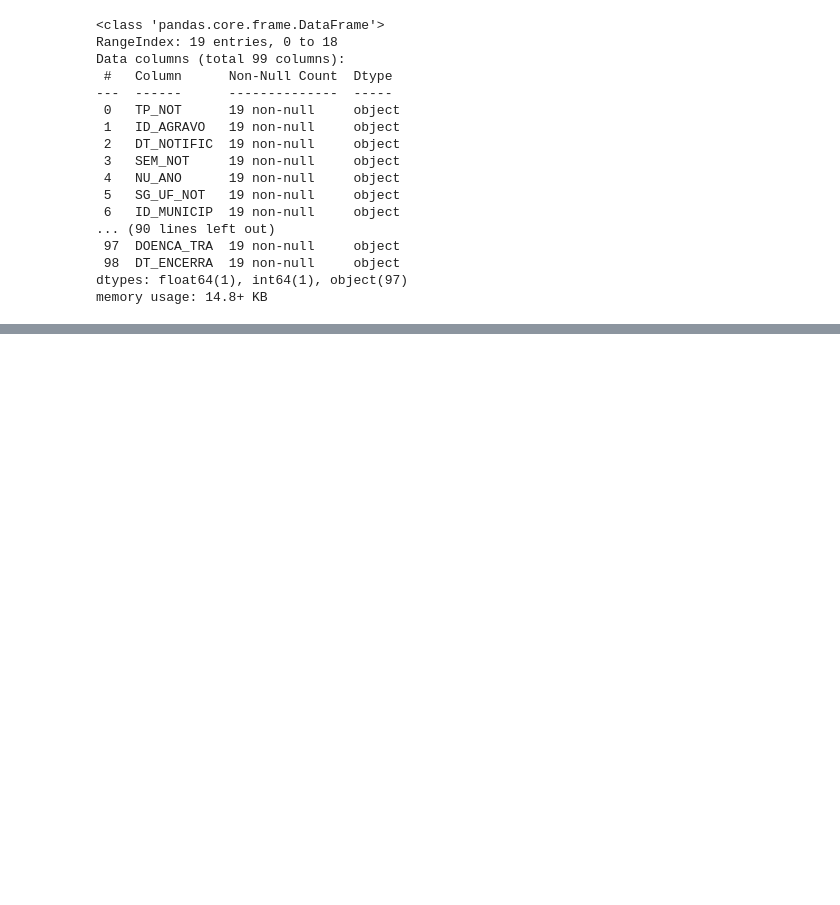
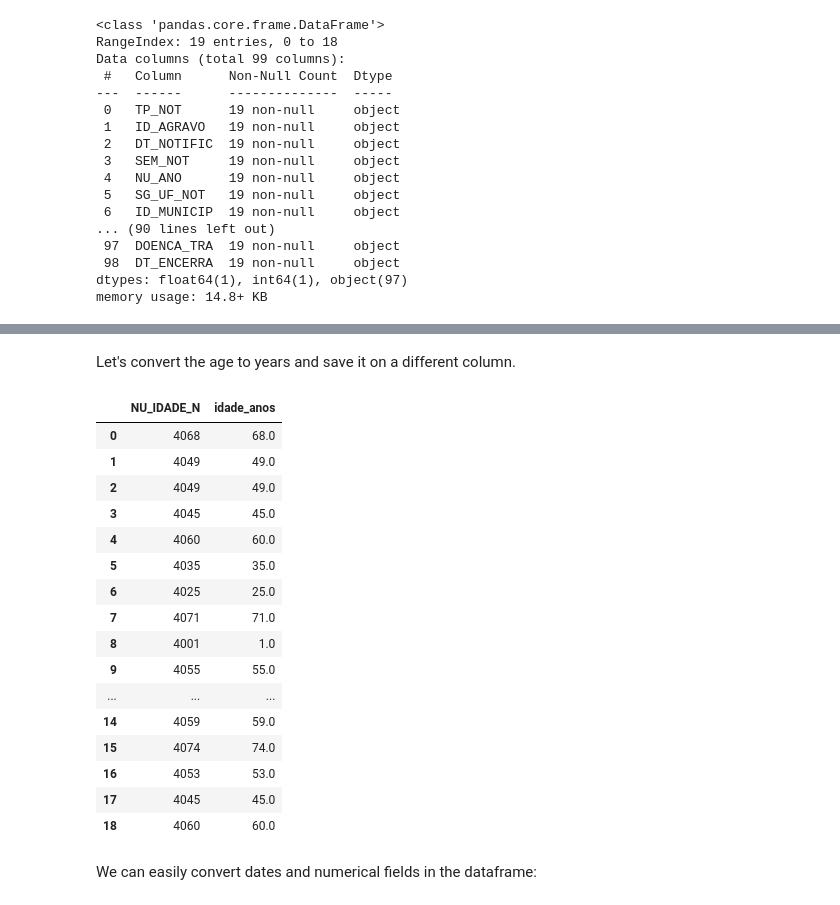
Before and after one commit to AlertaDengue/PySUS, a Jupyter notebook: docs/source/SINAN.ipynb, the cells around one changed output, grey strips where cells are left out. Drawn from its saved outputs; the diff is of its cells as text; code cells hidden in the pictures; blank space fills up the shorter version.

Commit message:
Updated SINAN notebook

```diff
--- a/docs/source/SINAN.ipynb
+++ b/docs/source/SINAN.ipynb
@@ -92,0 +118,25 @@ memory usage: 14.8+ KB
+# %% [markdown]
+Let's convert the age to years and save it on a different column.
+# %%
+df['idade_anos'] = decodifica_idade_SINAN(df.NU_IDADE_N, 'Y')
+df[['NU_IDADE_N', 'idade_anos']]
+# %% [output]
+|  | NU_IDADE_N | idade_anos |
+| 0 | 4068 | 68.0 |
+| 1 | 4049 | 49.0 |
+| 2 | 4049 | 49.0 |
+| 3 | 4045 | 45.0 |
+| 4 | 4060 | 60.0 |
+| 5 | 4035 | 35.0 |
+| 6 | 4025 | 25.0 |
+| 7 | 4071 | 71.0 |
+| 8 | 4001 | 1.0 |
+| 9 | 4055 | 55.0 |
+| ... | ... | ... |
+| 14 | 4059 | 59.0 |
+| 15 | 4074 | 74.0 |
+| 16 | 4053 | 53.0 |
+| 17 | 4045 | 45.0 |
+| 18 | 4060 | 60.0 |
+# %% [markdown]
+We can easily convert dates and numerical fields in the dataframe:
```
Also changed, not shown: parts of 7 cells of this notebook, 1 other file.
